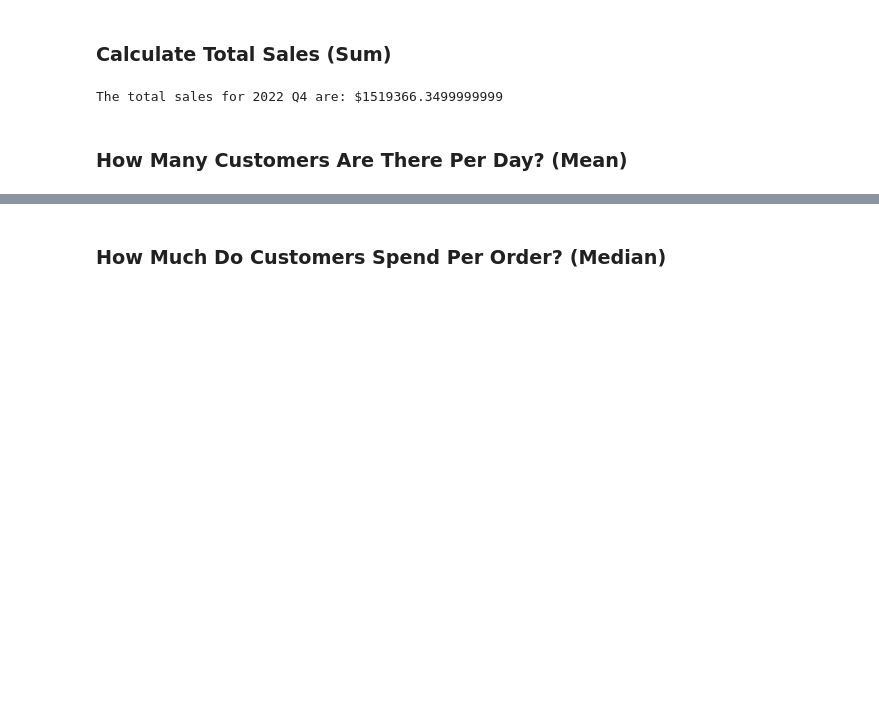
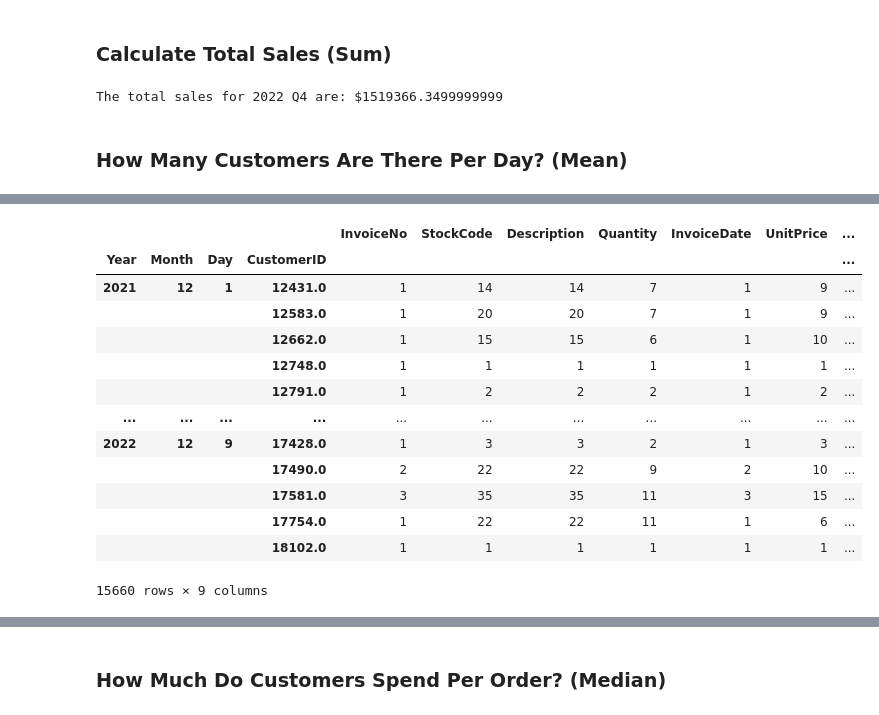
Before and after one commit to girijesh-ai/Applied-Statistics-for-Data-Science, a Jupyter notebook: Copy_of_Student_Week_1_CostPro_Quarterly_Sales_Metrics_Dashboard.ipynb, the cells around one changed output, grey strips where cells are left out. Saved outputs shown, nothing was run; the diff lists cells and outputs as text; code cells hidden in the pictures; blank space fills up the shorter version.

```diff
--- a/Copy_of_Student_Week_1_CostPro_Quarterly_Sales_Metrics_Dashboard.ipynb
+++ b/Copy_of_Student_Week_1_CostPro_Quarterly_Sales_Metrics_Dashboard.ipynb
@@ -429,3 +456,20 @@ The total sales for 2022 Q4 are: $1519366.3499999999
+# %%
+data.groupby(['Year', 'Month', 'Day','CustomerID']).nunique()
+# %% [output]
+|  |  |  |  | InvoiceNo | StockCode | Description | Quantity | InvoiceDate | UnitPrice | ... |
+| Year | Month | Day | CustomerID |  |  |  |  |  |  | ... |
+| 2021 | 12 | 1 | 12431.0 | 1 | 14 | 14 | 7 | 1 | 9 | ... |
+|  |  |  | 12583.0 | 1 | 20 | 20 | 7 | 1 | 9 | ... |
+|  |  |  | 12662.0 | 1 | 15 | 15 | 6 | 1 | 10 | ... |
+|  |  |  | 12748.0 | 1 | 1 | 1 | 1 | 1 | 1 | ... |
+|  |  |  | 12791.0 | 1 | 2 | 2 | 2 | 1 | 2 | ... |
+| ... | ... | ... | ... | ... | ... | ... | ... | ... | ... | ... |
+| 2022 | 12 | 9 | 17428.0 | 1 | 3 | 3 | 2 | 1 | 3 | ... |
+|  |  |  | 17490.0 | 2 | 22 | 22 | 9 | 2 | 10 | ... |
+|  |  |  | 17581.0 | 3 | 35 | 35 | 11 | 3 | 15 | ... |
+|  |  |  | 17754.0 | 1 | 22 | 22 | 11 | 1 | 6 | ... |
+|  |  |  | 18102.0 | 1 | 1 | 1 | 1 | 1 | 1 | ... |
+15660 rows × 9 columns
 # %%
 # Write a function to calculate mean number of customers per day
 def mean_customers_per_day(data: pd.DataFrame, year: int, quarter: int) -> float:
```
Also changed, not shown: parts of 13 cells of this notebook.
